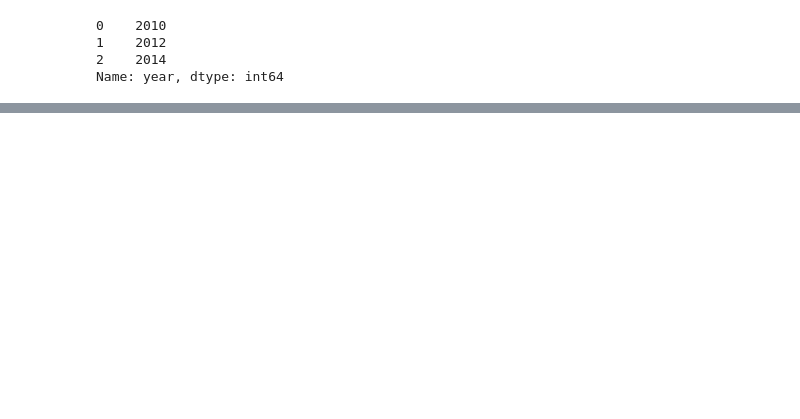
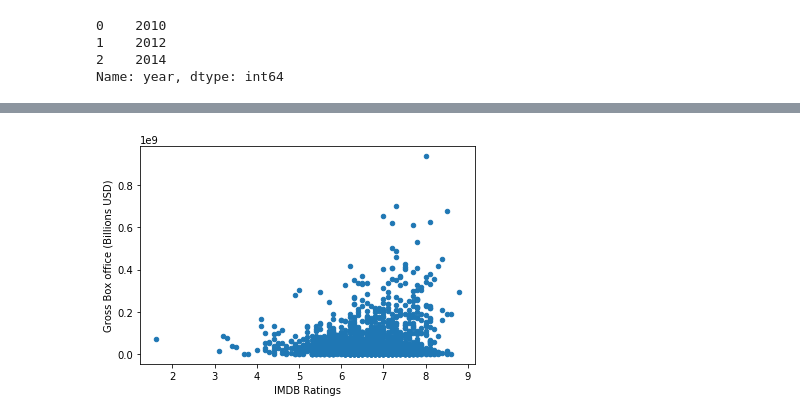
Before and after one commit to alexzlue/DataWrangling-and-Webscraping, a Jupyter notebook: Assignment 5A/Assignment 5A.2.ipynb, the cells around one changed output, grey strips where cells are left out. Drawn from its saved outputs; the diff is of its cells as text; code cells hidden in the pictures; blank space fills up the shorter version.

Commit message:
5a2.ii complete with csv and plots

```diff
--- a/Assignment 5A/Assignment 5A.2.ipynb
+++ b/Assignment 5A/Assignment 5A.2.ipynb
@@ -282,6 +306,6 @@ None
 # %%
 # Cleaning the data once complete
-movie_ratings = movie_ratings[['movie', 'year', 'imdb', 'metascore', 'votes']]
+movie_ratings = movie_ratings[['movie', 'year', 'imdb', 'metascore', 'votes', 'gross (usd)']]
 movie_ratings.head()
 
 # all unique yearsb we have different movies
@@ -317,0 +368,12 @@ movie_ratings.to_csv('movie_ratings.csv')
+# %%
+# Lets now create a scatterplot with IMDB scores along the x-axis
+# and gross along the y-axis
+
+imdb_ratings_plt = movie_ratings.plot.scatter(x='imdb', y='gross (usd)')
+imdb_ratings_plt.set_xlabel("IMDB Ratings")
+imdb_ratings_plt.set_ylabel("Gross Box office (Billions USD)")
+
+imdb_ratings_plot = imdb_ratings_plt.get_figure()
+imdb_ratings_plot.savefig('imdb_ratings_plot.jpg')
+# %% [output]
+[figure, added]
```
Also changed, not shown: parts of 11 cells of this notebook, 5 other files.
